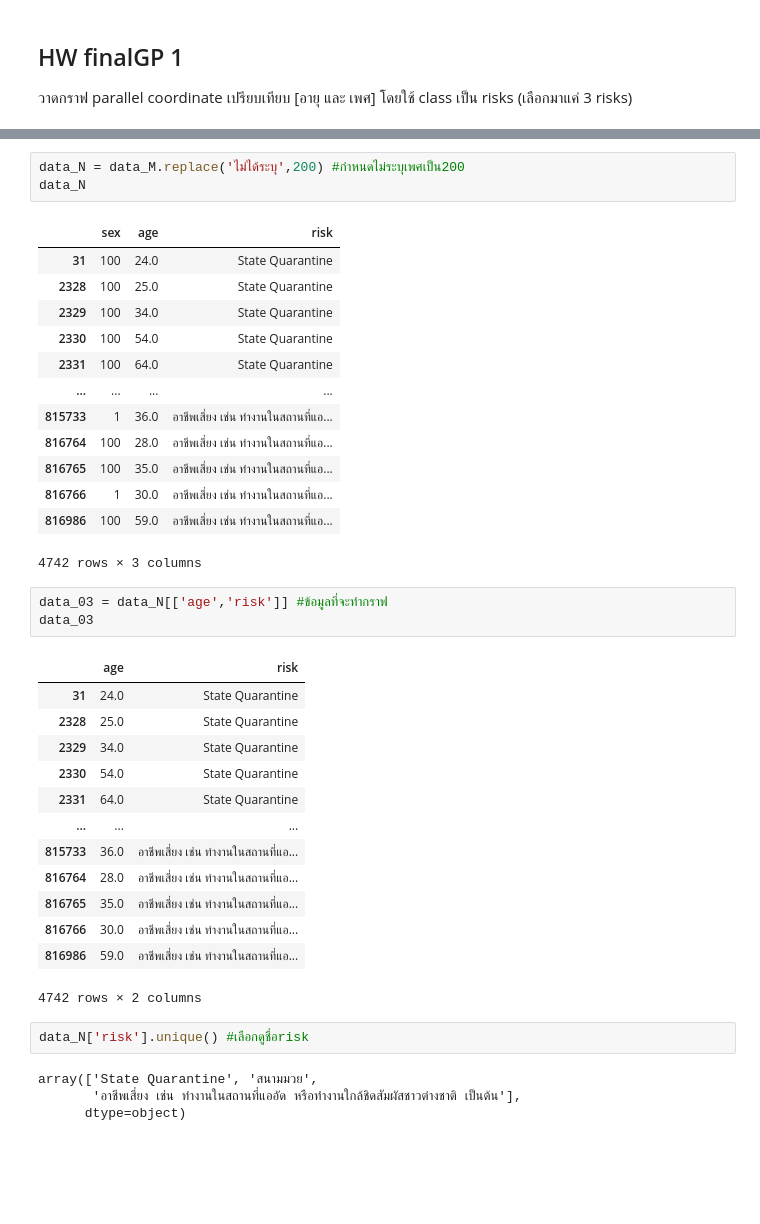
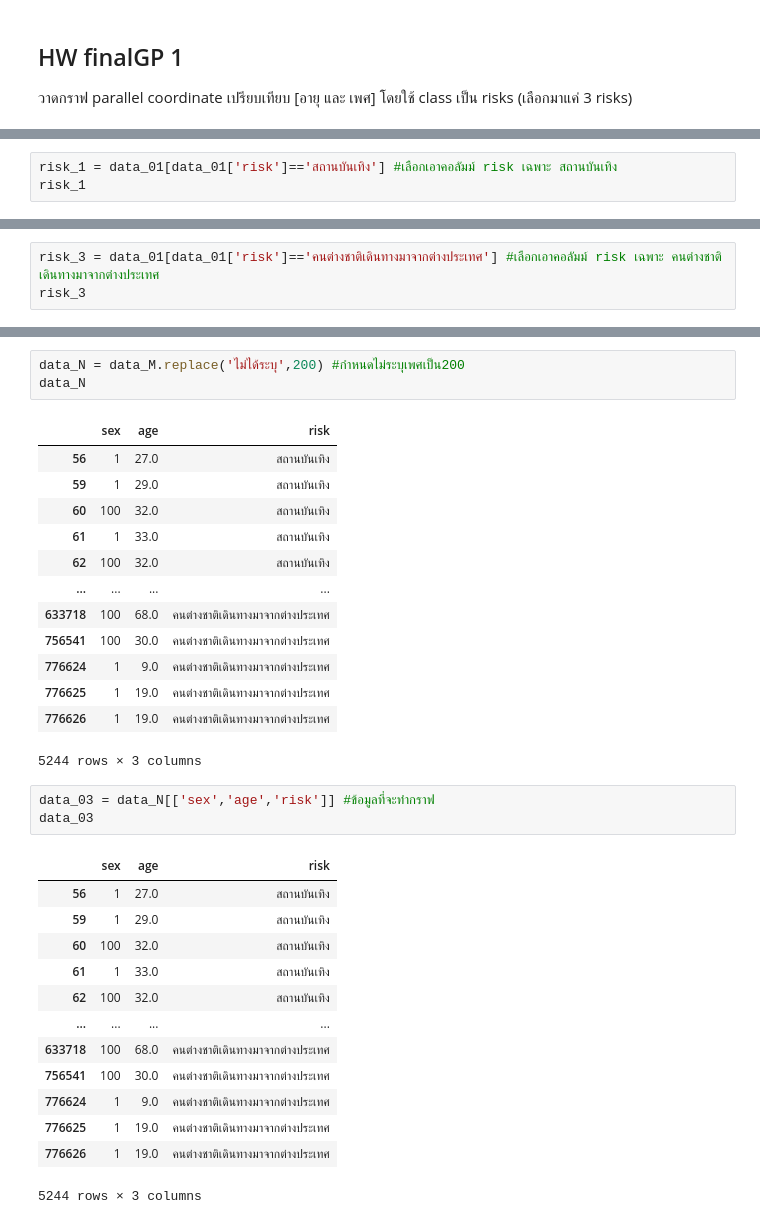
Before and after one commit to Chonthichasi/data_viz_2022, a Jupyter notebook: DataViz01_Table_Data.ipynb, the cells around one changed output, grey strips where cells are left out. Drawn from its saved outputs; the diff is of its cells as text; blank space fills up the shorter version.

```diff
--- a/DataViz01_Table_Data.ipynb
+++ b/DataViz01_Table_Data.ipynb
@@ -337,0 +307,3 @@ risk_3
+# %%
+risk_1 = data_01[data_01['risk']=='สถานบันเทิง'] #เลือกเอาคอลัมม์ risk เฉพาะ สถานบันเทิง
+risk_1
@@ -337,0 +341,3 @@ risk_3
+# %%
+risk_3 = data_01[data_01['risk']=='คนต่างชาติเดินทางมาจากต่างประเทศ'] #เลือกเอาคอลัมม์ risk เฉพาะ คนต่างชาติเดินทางมาจากต่างประเทศ
+risk_3
@@ -391,38 +411,32 @@ data_N = data_M.replace('ไม่ได้ระบุ',200) #กำหนด
 data_N
 # %% [output]
 |  | sex | age | risk |
-| 31 | 100 | 24.0 | State Quarantine |
-| 2328 | 100 | 25.0 | State Quarantine |
-| 2329 | 100 | 34.0 | State Quarantine |
-| 2330 | 100 | 54.0 | State Quarantine |
-| 2331 | 100 | 64.0 | State Quarantine |
+| 56 | 1 | 27.0 | สถานบันเทิง |
+| 59 | 1 | 29.0 | สถานบันเทิง |
+| 60 | 100 | 32.0 | สถานบันเทิง |
+| 61 | 1 | 33.0 | สถานบันเทิง |
+| 62 | 100 | 32.0 | สถานบันเทิง |
 | ... | ... | ... | ... |
-| 815733 | 1 | 36.0 | อาชีพเสี่ยง เช่น ทำงานในสถานที่แอ... |
-| 816764 | 100 | 28.0 | อาชีพเสี่ยง เช่น ทำงานในสถานที่แอ... |
-| 816765 | 100 | 35.0 | อาชีพเสี่ยง เช่น ทำงานในสถานที่แอ... |
-| 816766 | 1 | 30.0 | อาชีพเสี่ยง เช่น ทำงานในสถานที่แอ... |
-| 816986 | 100 | 59.0 | อาชีพเสี่ยง เช่น ทำงานในสถานที่แอ... |
+| 633718 | 100 | 68.0 | คนต่างชาติเดินทางมาจากต่างประเทศ |
+| 756541 | 100 | 30.0 | คนต่างชาติเดินทางมาจากต่างประเทศ |
+| 776624 | 1 | 9.0 | คนต่างชาติเดินทางมาจากต่างประเทศ |
+| 776625 | 1 | 19.0 | คนต่างชาติเดินทางมาจากต่างประเทศ |
+| 776626 | 1 | 19.0 | คนต่างชาติเดินทางมาจากต่างประเทศ |
-4742 rows × 3 columns
+5244 rows × 3 columns
 # %%
-data_03 = data_N[['age','risk']] #ข้อมูลที่จะทำกราฟ
+data_03 = data_N[['sex','age','risk']] #ข้อมูลที่จะทำกราฟ
 data_03
 # %% [output]
-|  | age | risk |
-| 31 | 24.0 | State Quarantine |
-| 2328 | 25.0 | State Quarantine |
-| 2329 | 34.0 | State Quarantine |
-| 2330 | 54.0 | State Quarantine |
-| 2331 | 64.0 | State Quarantine |
-| ... | ... | ... |
-| 815733 | 36.0 | อาชีพเสี่ยง เช่น ทำงานในสถานที่แอ... |
-| 816764 | 28.0 | อาชีพเสี่ยง เช่น ทำงานในสถานที่แอ... |
-| 816765 | 35.0 | อาชีพเสี่ยง เช่น ทำงานในสถานที่แอ... |
-| 816766 | 30.0 | อาชีพเสี่ยง เช่น ทำงานในสถานที่แอ... |
-| 816986 | 59.0 | อาชีพเสี่ยง เช่น ทำงานในสถานที่แอ... |
+|  | sex | age | risk |
+| 56 | 1 | 27.0 | สถานบันเทิง |
+| 59 | 1 | 29.0 | สถานบันเทิง |
+| 60 | 100 | 32.0 | สถานบันเทิง |
+| 61 | 1 | 33.0 | สถานบันเทิง |
+| 62 | 100 | 32.0 | สถานบันเทิง |
+| ... | ... | ... | ... |
+| 633718 | 100 | 68.0 | คนต่างชาติเดินทางมาจากต่างประเทศ |
+| 756541 | 100 | 30.0 | คนต่างชาติเดินทางมาจากต่างประเทศ |
+| 776624 | 1 | 9.0 | คนต่างชาติเดินทางมาจากต่างประเทศ |
+| 776625 | 1 | 19.0 | คนต่างชาติเดินทางมาจากต่างประเทศ |
+| 776626 | 1 | 19.0 | คนต่างชาติเดินทางมาจากต่างประเทศ |
-4742 rows × 2 columns
+5244 rows × 3 columns
-# %%
-data_N['risk'].unique() #เลือกดูชื่อrisk
-# %% [output]
-array(['State Quarantine', 'สนามมวย',
-       'อาชีพเสี่ยง เช่น ทำงานในสถานที่แออัด หรือทำงานใกล้ชิดสัมผัสชาวต่างชาติ เป็นต้น'],
-      dtype=object)
```
Also changed, not shown: parts of 44 cells of this notebook.
